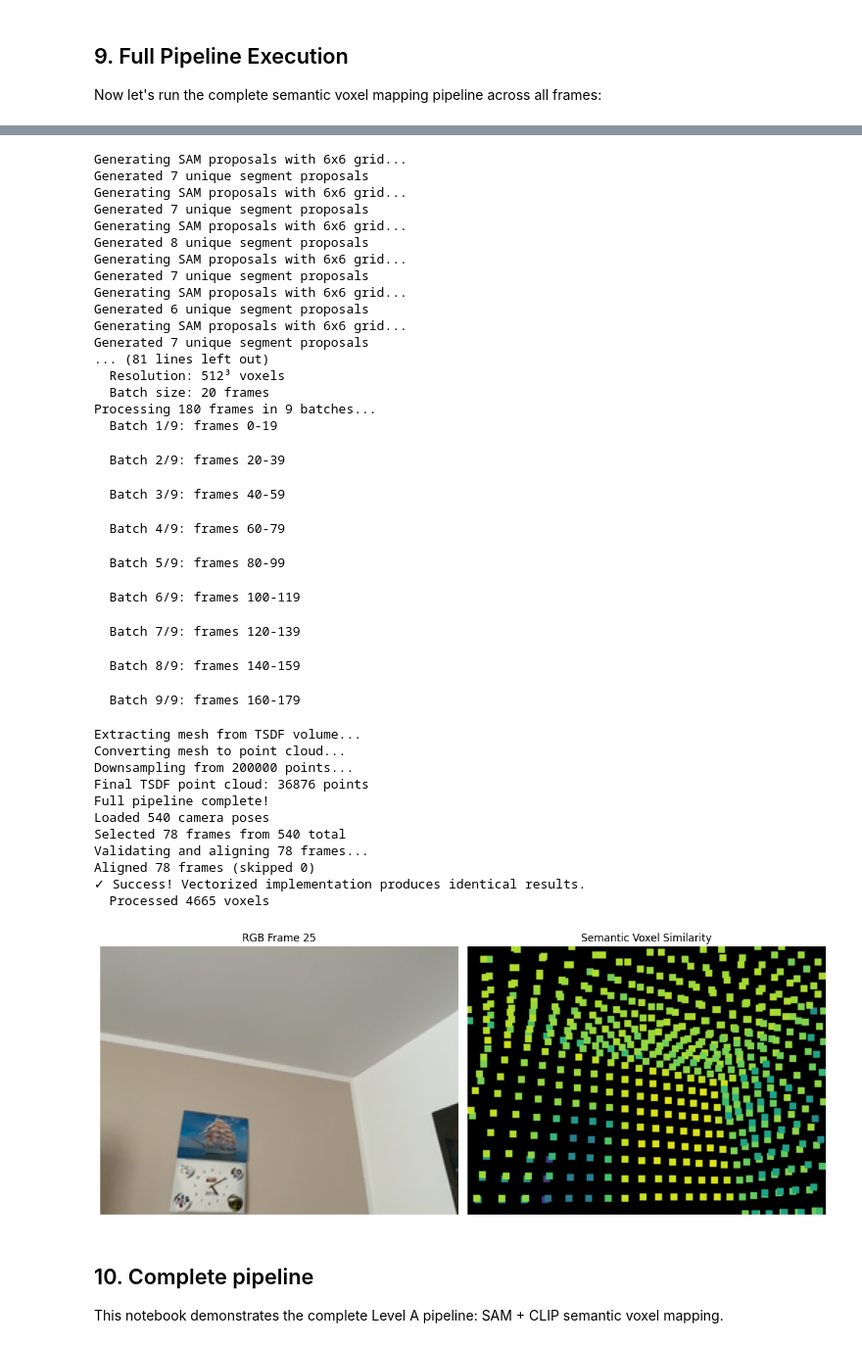
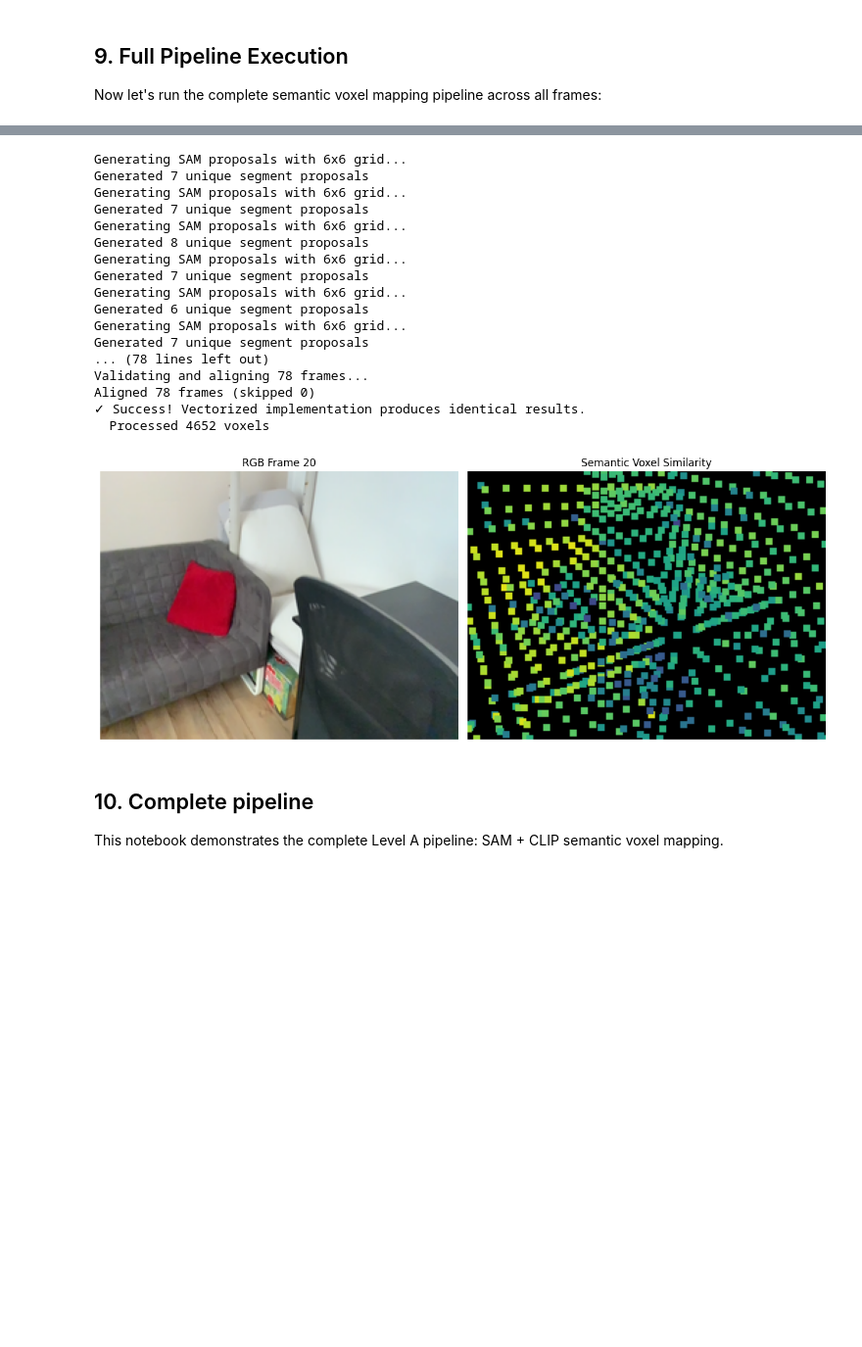
Before and after one commit to gawtamcr/eai2025_project, a Jupyter notebook: project.ipynb, the cells around one changed output, grey strips where cells are left out. Shown at 98% size. Saved outputs shown, nothing was run; the diff lists cells and outputs as text; code cells hidden in the pictures; blank space fills up the shorter version.

```diff
--- a/project.ipynb
+++ b/project.ipynb
@@ -855,7 +855,7 @@ aligned_frames = validate_and_align_frame_data(
 )
 
 # 3. Pick a frame
-frame_idx = 25
+frame_idx = 20
 frame_data = aligned_frames[frame_idx]
 pose = frame_data['camera_pose']
 intrinsics = frame_data['camera_intrinsics']
@@ -890,58 +890,39 @@ plt.axis("off")
 plt.tight_layout()
 plt.show()
 # %% [output]
 ============================================================
 FULL PIPELINE EXECUTION
 ============================================================
 Loading models...
 Loading SAM model (base)...
 SAM model loaded on device: cuda
 Loading CLIP model: openai/clip-vit-base-patch32...
 CLIP model loaded on device: cuda
 CLIP feature dimension: 512
 Loaded 540 camera poses
 Selected 78 frames from 540 total
 Selected 78 frames with frame skip of 7
 Validating and aligning 78 frames...
 Aligned 78 frames (skipped 0)
 Processing 40 frames...
 Generating SAM proposals with 6x6 grid...
 Generated 7 unique segment proposals
 Generating SAM proposals with 6x6 grid...
 Generated 7 unique segment proposals
 Generating SAM proposals with 6x6 grid...
 Generated 8 unique segment proposals
 Generating SAM proposals with 6x6 grid...
 Generated 7 unique segment proposals
 Generating SAM proposals with 6x6 grid...
 Generated 6 unique segment proposals
 Generating SAM proposals with 6x6 grid...
 Generated 7 unique segment proposals
-... (81 lines left out)
-  Resolution: 512³ voxels
-  Batch size: 20 frames
-Processing 180 frames in 9 batches...
-  Batch 1/9: frames 0-19
+... (78 lines left out)
+Validating and aligning 78 frames...
+Aligned 78 frames (skipped 0)
+✓ Success! Vectorized implementation produces identical results.
+  Processed 4652 voxels
-  Batch 2/9: frames 20-39
-  Batch 3/9: frames 40-59
-  Batch 4/9: frames 60-79
-  Batch 5/9: frames 80-99
-  Batch 6/9: frames 100-119
-  Batch 7/9: frames 120-139
-  Batch 8/9: frames 140-159
-  Batch 9/9: frames 160-179
-Extracting mesh from TSDF volume...
-Converting mesh to point cloud...
-Downsampling from 200000 points...
-Final TSDF point cloud: 36876 points
-Full pipeline complete!
-Loaded 540 camera poses
-Selected 78 frames from 540 total
-Validating and aligning 78 frames...
-Aligned 78 frames (skipped 0)
-✓ Success! Vectorized implementation produces identical results.
-  Processed 4665 voxels
-[figure, old version]
+[figure, new version]
 # %% [markdown]
 ## 10. Complete pipeline
 
```
Also changed, not shown: parts of 3 cells of this notebook.
